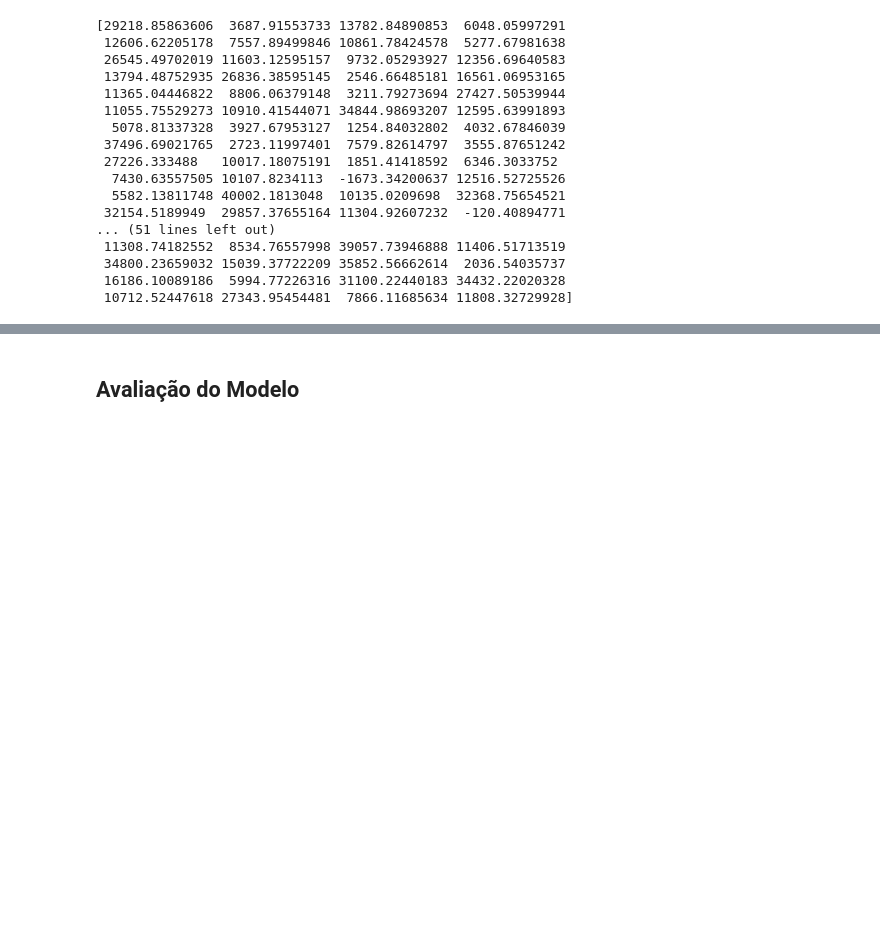
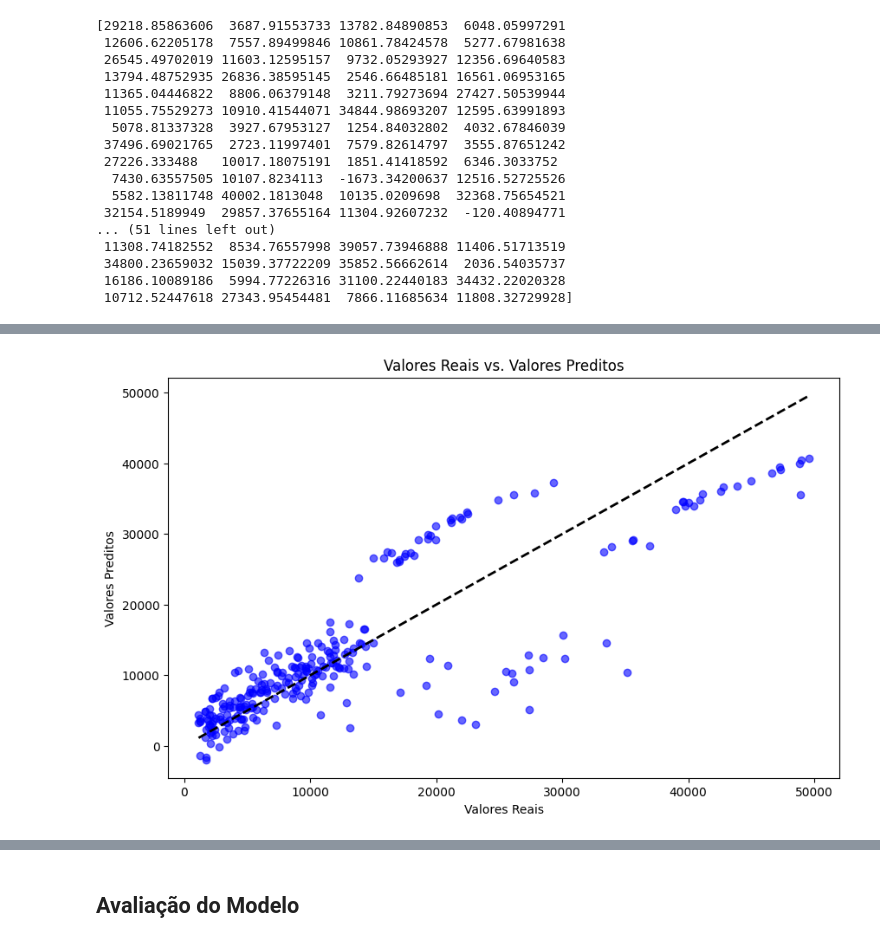
Before and after one commit to ps4science/Fiap_IA_Devs, a Jupyter notebook: TECH CHALLENGE.ipynb, the cells around one changed output, grey strips where cells are left out. Saved outputs shown, nothing was run; the diff lists cells and outputs as text; code cells hidden in the pictures; blank space fills up the shorter version.

```diff
--- a/TECH CHALLENGE.ipynb
+++ b/TECH CHALLENGE.ipynb
@@ -325,0 +331,12 @@ print(y_pred)
+# %%
+import matplotlib.pyplot as plt
+
+plt.figure(figsize=(10, 6))
+plt.scatter(y_test, y_pred, alpha=0.6, color='b')
+plt.plot([y_test.min(), y_test.max()], [y_test.min(), y_test.max()], 'k--', lw=2)
+plt.xlabel('Valores Reais')
+plt.ylabel('Valores Preditos')
+plt.title('Valores Reais vs. Valores Preditos')
+plt.show()
+# %% [output]
+[figure, added]
```
Also changed, not shown: parts of 6 cells of this notebook.
